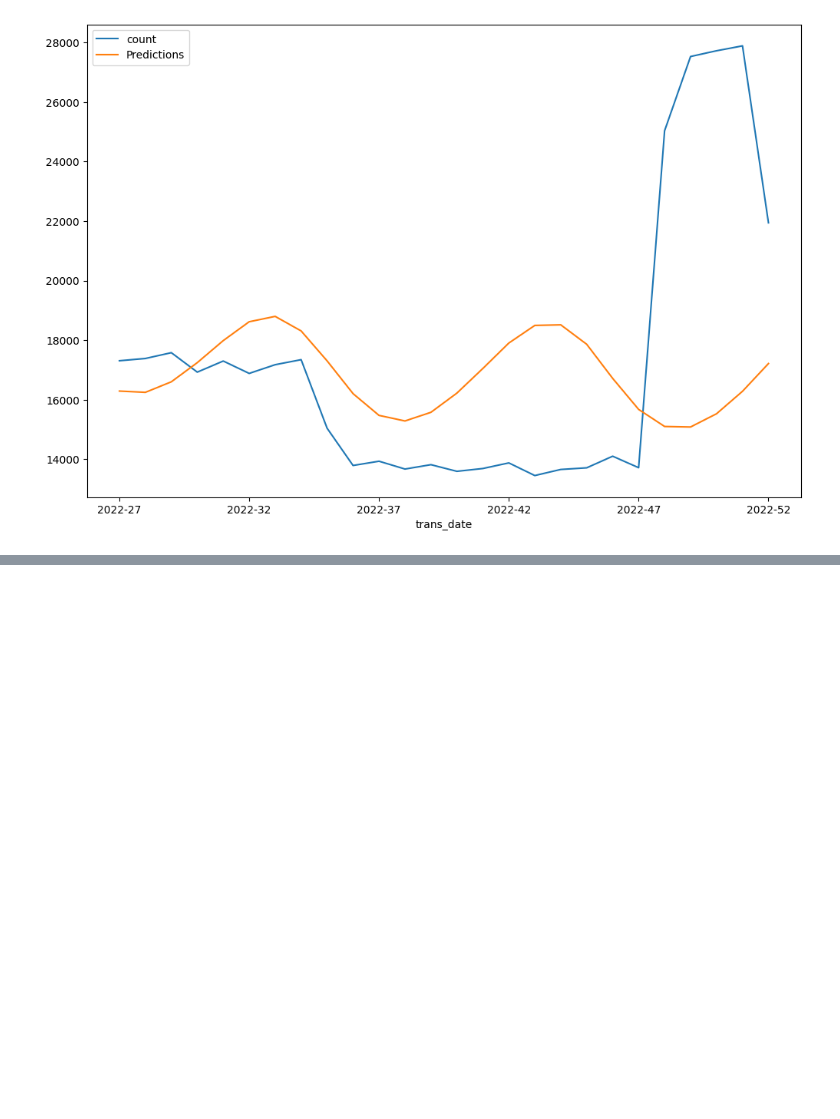
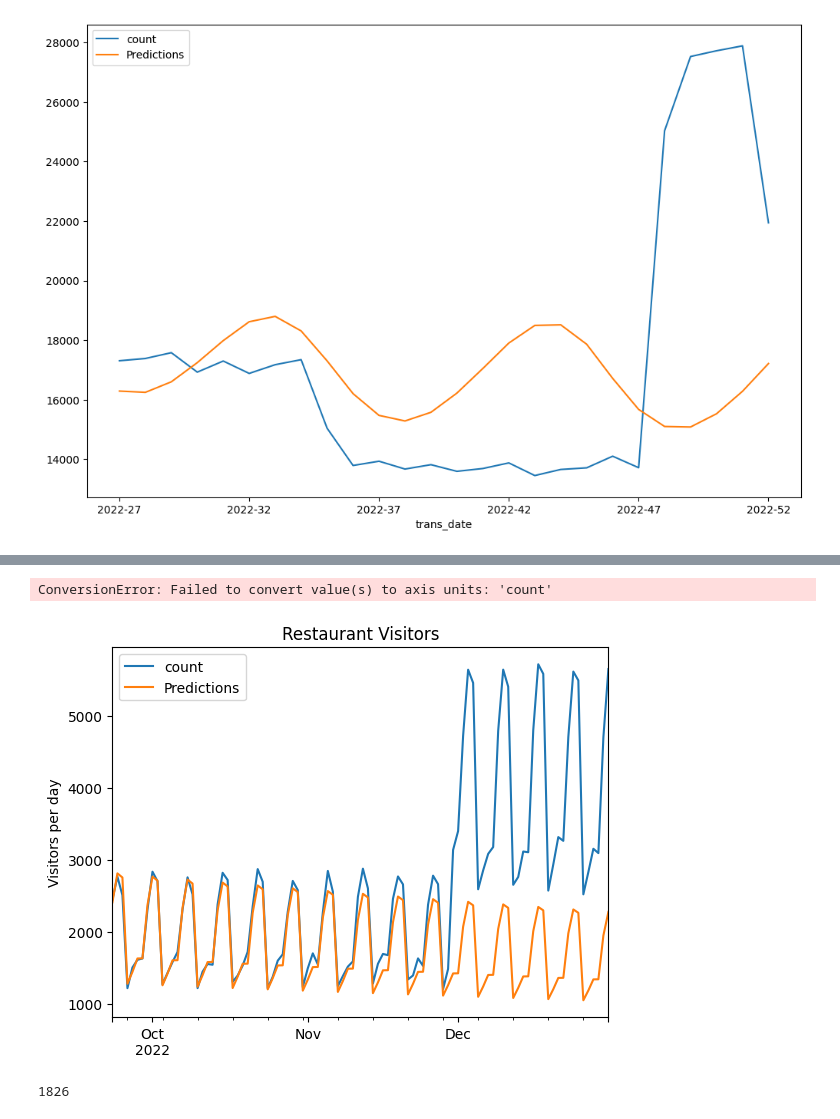
Before and after one commit to DMODPevahouse/ai_enabled_system, a Jupyter notebook: TimeSeries/Assignment/data_exploration.ipynb, the cells around one changed output, grey strips where cells are left out. Cells and saved outputs as stored; diff of their text form; code cells hidden in the pictures; blank space fills up the shorter version.

```diff
--- a/TimeSeries/Assignment/data_exploration.ipynb
+++ b/TimeSeries/Assignment/data_exploration.ipynb
@@ -529,0 +645,3 @@ for x in df_weekly:       # for days where holiday == 1
+# %%
+train = df_transformed.iloc[:1826-100]
+test = df_transformed.iloc[1826-100:]
@@ -529,0 +652,4 @@ for x in df_weekly:       # for days where holiday == 1
+# %%
+model = SARIMAX(train['count'],order=(1,0,0),seasonal_order=(1,0,1,7),enforce_invertibility=False)
+results = model.fit()
+results.summary()
@@ -529,0 +706,15 @@ for x in df_weekly:       # for days where holiday == 1
+# %%
+# Obtain predicted values
+start=len(train)
+end=len(train)+len(test)-1
+predictions = results.predict(start=start, end=end, dynamic=False).rename('Predictions')
+# %%
+title='transactions'
+ylabel='Transactions per week'
+xlabel='' # we don't really need a label here
+
+ax = df_transformed['count'].plot(figsize=(16,5),title=title)
+ax.autoscale(axis='x',tight=True)
+ax.set(xlabel=xlabel, ylabel=ylabel)
+for x in df_weekly:       # for days where holiday == 1
+    ax.axvline(x=x, color='k', alpha = 0.3);  # add a semi-transparent grey line
@@ -529,0 +737,15 @@ for x in df_weekly:       # for days where holiday == 1
+# %%
+# Plot predictions against known values
+title='Restaurant Visitors'
+ylabel='Visitors per day'
+xlabel=''
+
+ax = test['count'].plot(legend=True,title=title)
+predictions.plot(legend=True)
+ax.autoscale(axis='x',tight=True)
+ax.set(xlabel=xlabel, ylabel=ylabel)
+for x in test:
+    ax.axvline(x=x, color='k', alpha = 0.3);
+# %% [output]
+ConversionError: Failed to convert value(s) to axis units: 'count'
+[figure, added]
@@ -529,0 +756,4 @@ for x in df_weekly:       # for days where holiday == 1
+# %%
+len(pd.read_csv("daily.csv"))
+# %% [output]
+1826
```
Also changed, not shown: parts of 57 cells of this notebook, 8 other files.
